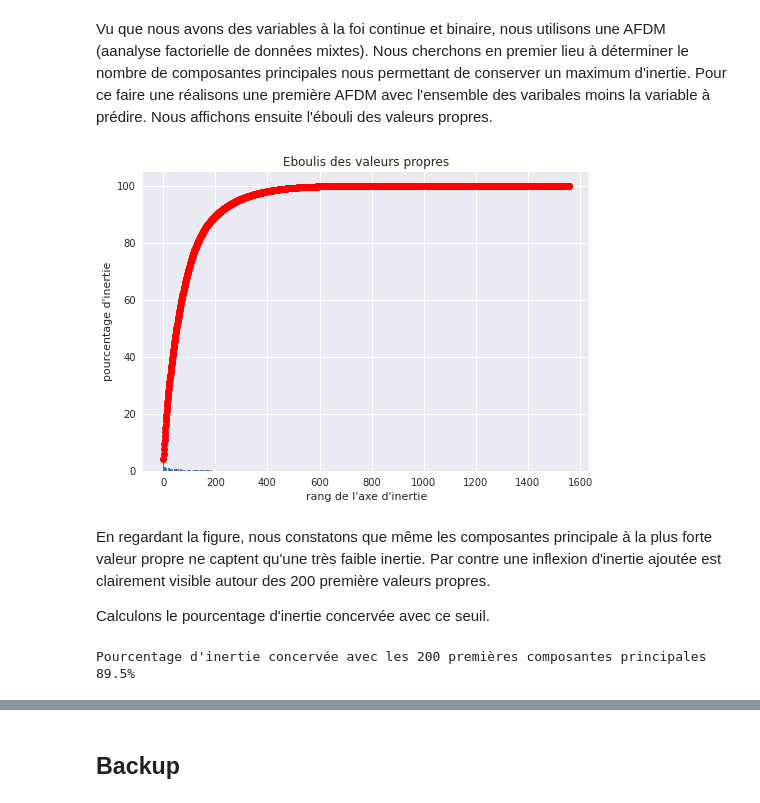
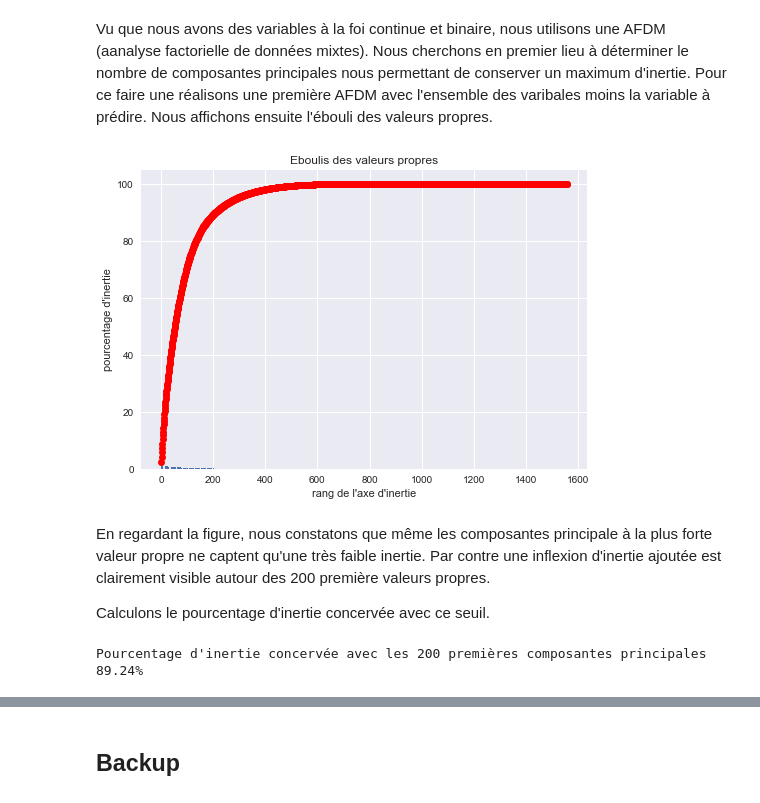
Before and after one commit to cedricsoares/cnam-sta211-entreposage-et-fouille-de-donnees-projet-final, a Jupyter notebook: exploration.ipynb, the cells around one changed output, grey strips where cells are left out. Drawn from its saved outputs; the diff is of its cells as text; code cells hidden in the pictures.

```diff
--- a/exploration.ipynb
+++ b/exploration.ipynb
@@ -456,6 +456,6 @@ Nous commençons par centrer / réduire les varibales quantitatives continues.
 from sklearn.preprocessing import StandardScaler
 scaler = StandardScaler()
 
-standardized_data = pd.DataFrame(scaler.fit_transform(data.loc[:,['X1', 'X2', 'X3']]), columns = data.loc[:,['X1', 'X2', 'X3']].columns, index = data.index)
-standardized_data = pd.concat([standardized_data, data.iloc[:,4:]], axis=1)
-standardized_data
+X_std= pd.DataFrame(scaler.fit_transform(data.loc[:,['X1', 'X2', 'X3']]), columns = data.loc[:,['X1', 'X2', 'X3']].columns, index = data.index)
+X_std = pd.concat([X_std, data.iloc[:,3:-1]], axis=1)
+y = data.iloc[:,-1]
@@ -476,38 +478,38 @@ standardized_data
 # %% [markdown]
 Vu que nous avons des variables à la foi continue et binaire, nous utilisons une AFDM (aanalyse factorielle de données mixtes). Nous cherchons en premier lieu à déterminer le nombre de composantes principales nous permettant de conserver un maximum d'inertie. Pour ce faire une réalisons une première AFDM avec l'ensemble des varibales moins la variable à prédire. Nous affichons ensuite l'ébouli des valeurs propres.
 # %%
-n_comp = len(data.iloc[:,:-1].columns)
+n_comp = len(X_std.iloc[:,:-1].columns)
 
 import prince
-famd = prince.FAMD(
+pca= prince.PCA(
 n_components= n_comp,
 n_iter=3,
 copy=True,
 check_input=True,
 engine='auto',
 random_state=42)
-famd = famd.fit(standardized_data)
+pca = pca.fit(X_std)
 
 def display_scree_plot(pca):
     scree = pca.explained_inertia_*100
     plt.bar(np.arange(len(scree))+1, scree)
     plt.plot(np.arange(len(scree))+1, scree.cumsum(),c="red",marker='o')
     plt.xlabel("rang de l'axe d'inertie")
     plt.ylabel("pourcentage d'inertie")
     plt.title("Eboulis des valeurs propres")
     plt.show(block=False)
 
-display_scree_plot(famd)
+display_scree_plot(pca)
 # %% [output]
-[figure, old version]
+[figure, new version]
 # %% [markdown]
  En regardant la figure, nous constatons que même les composantes principale à la plus forte valeur propre ne captent qu'une très faible inertie. Par contre une inflexion d'inertie ajoutée est clairement visible autour des 200 première valeurs propres.
 
  Calculons le pourcentage d'inertie concervée avec ce seuil.
 # %%
-print(f"Pourcentage d'inertie concervée avec les 200 premières composantes principales {round(famd.explained_inertia_[0:200].sum()*100,2)}%")
+print(f"Pourcentage d'inertie concervée avec les 200 premières composantes principales {round(pca.explained_inertia_[0:200].sum()*100,2)}%")
 # %% [output]
-Pourcentage d'inertie concervée avec les 200 premières composantes principales 89.5%
+Pourcentage d'inertie concervée avec les 200 premières composantes principales 89.24%
 # %%
 %%time
 n_comp = 200
```
Also changed, not shown: parts of 22 cells of this notebook.
